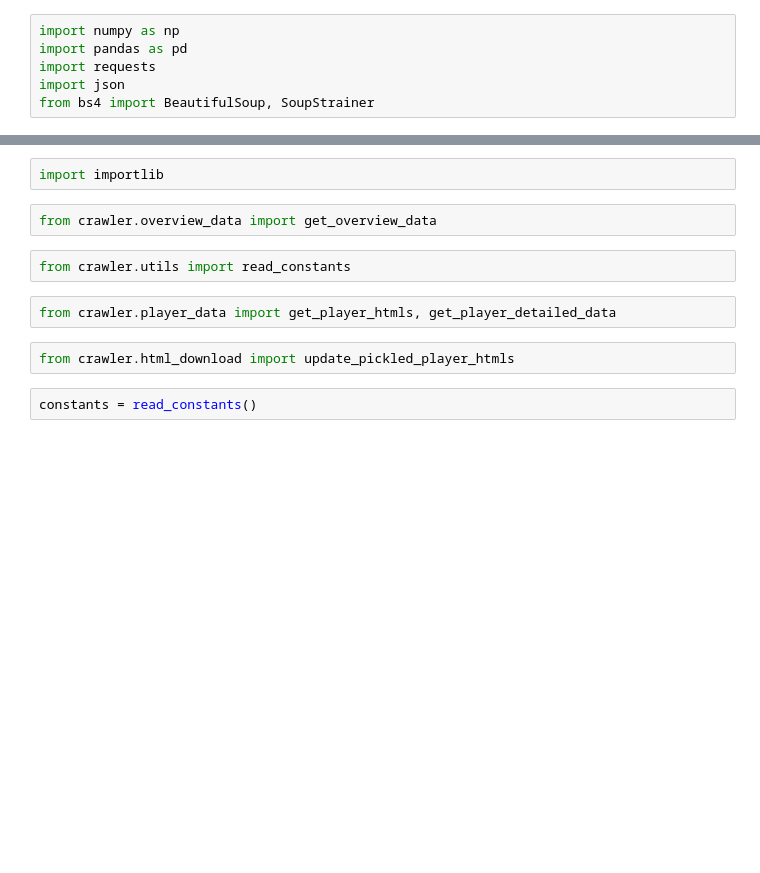
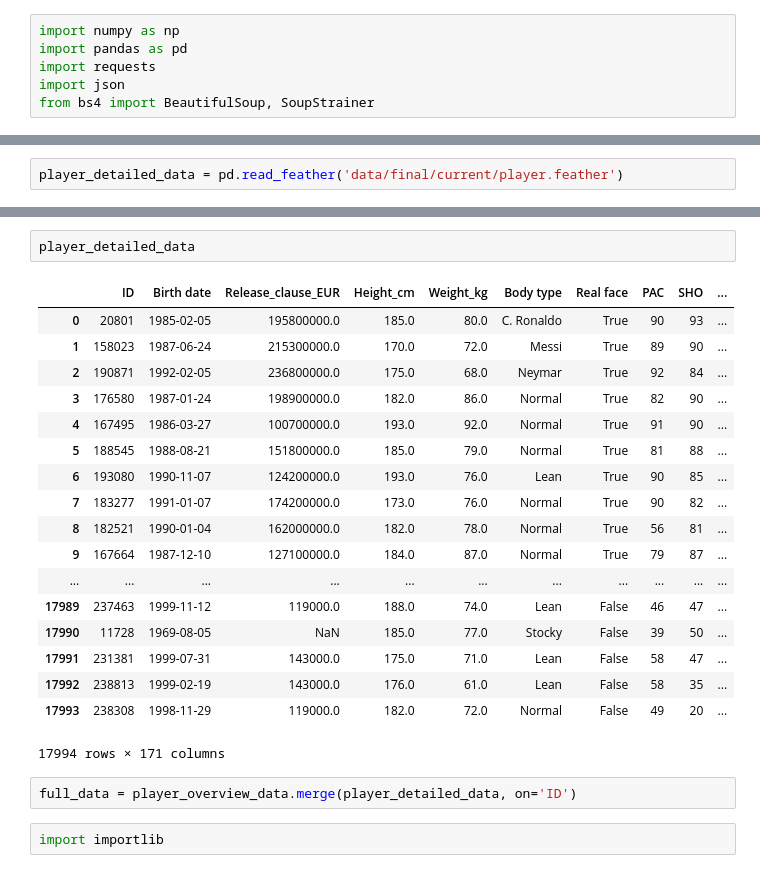
Before and after one commit to kevinheavey/fifa18-even-more-player-data, a Jupyter notebook: crawler.ipynb, the cells around one changed output, grey strips where cells are left out. Drawn from its saved outputs; the diff is of its cells as text; blank space fills up the shorter version.

```diff
--- a/crawler.ipynb
+++ b/crawler.ipynb
@@ -6,0 +45,2 @@ from bs4 import BeautifulSoup, SoupStrainer
+# %%
+player_detailed_data = pd.read_feather('data/final/current/player.feather')
@@ -7,12 +58,25 @@ from bs4 import BeautifulSoup, SoupStrainer
+# %%
+player_detailed_data
+# %% [output]
+|  | ID | Birth date | Release_clause_EUR | Height_cm | Weight_kg | Body type | Real face | PAC | SHO | ... |
+| 0 | 20801 | 1985-02-05 | 195800000.0 | 185.0 | 80.0 | C. Ronaldo | True | 90 | 93 | ... |
+| 1 | 158023 | 1987-06-24 | 215300000.0 | 170.0 | 72.0 | Messi | True | 89 | 90 | ... |
+| 2 | 190871 | 1992-02-05 | 236800000.0 | 175.0 | 68.0 | Neymar | True | 92 | 84 | ... |
+| 3 | 176580 | 1987-01-24 | 198900000.0 | 182.0 | 86.0 | Normal | True | 82 | 90 | ... |
+| 4 | 167495 | 1986-03-27 | 100700000.0 | 193.0 | 92.0 | Normal | True | 91 | 90 | ... |
+| 5 | 188545 | 1988-08-21 | 151800000.0 | 185.0 | 79.0 | Normal | True | 81 | 88 | ... |
+| 6 | 193080 | 1990-11-07 | 124200000.0 | 193.0 | 76.0 | Lean | True | 90 | 85 | ... |
+| 7 | 183277 | 1991-01-07 | 174200000.0 | 173.0 | 76.0 | Normal | True | 90 | 82 | ... |
+| 8 | 182521 | 1990-01-04 | 162000000.0 | 182.0 | 78.0 | Normal | True | 56 | 81 | ... |
+| 9 | 167664 | 1987-12-10 | 127100000.0 | 184.0 | 87.0 | Normal | True | 79 | 87 | ... |
+| ... | ... | ... | ... | ... | ... | ... | ... | ... | ... | ... |
+| 17989 | 237463 | 1999-11-12 | 119000.0 | 188.0 | 74.0 | Lean | False | 46 | 47 | ... |
+| 17990 | 11728 | 1969-08-05 | NaN | 185.0 | 77.0 | Stocky | False | 39 | 50 | ... |
+| 17991 | 231381 | 1999-07-31 | 143000.0 | 175.0 | 71.0 | Lean | False | 58 | 47 | ... |
+| 17992 | 238813 | 1999-02-19 | 143000.0 | 176.0 | 61.0 | Lean | False | 58 | 35 | ... |
+| 17993 | 238308 | 1998-11-29 | 119000.0 | 182.0 | 72.0 | Normal | False | 49 | 20 | ... |
+17994 rows × 171 columns
+# %%
+full_data = player_overview_data.merge(player_detailed_data, on='ID')
 # %%
 import importlib
-# %%
-from crawler.overview_data import get_overview_data
-# %%
-from crawler.utils import read_constants
-# %%
-from crawler.player_data import get_player_htmls, get_player_detailed_data
-# %%
-from crawler.html_download import update_pickled_player_htmls
-# %%
-constants = read_constants()
```
Also changed, not shown: parts of 26 cells of this notebook.
